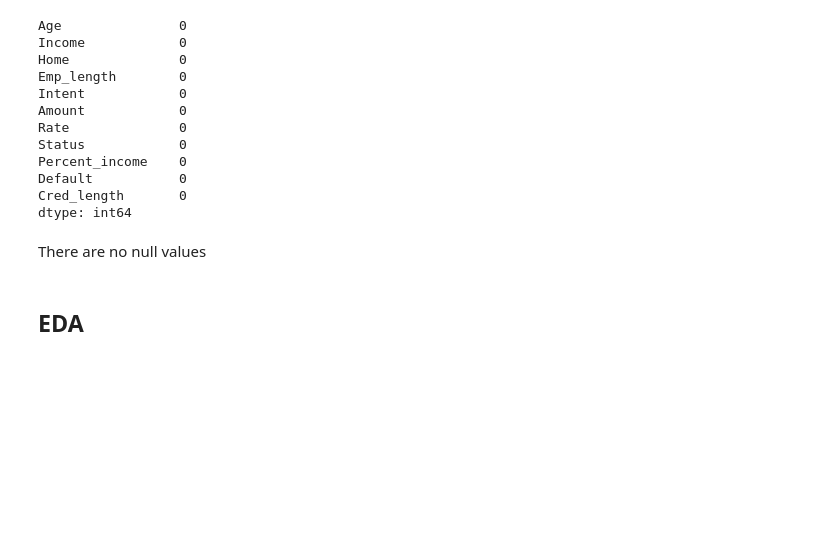
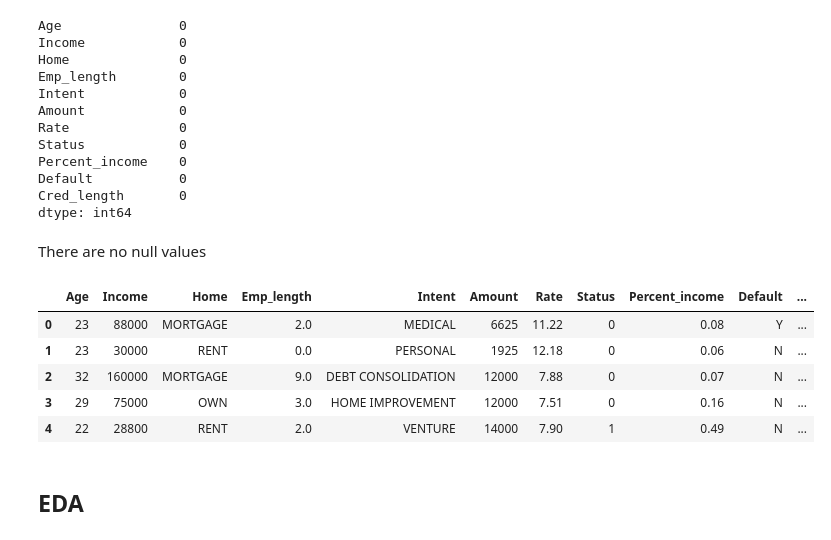
Before and after one commit to mulingwa/Loan_Risk_Prediction_Challenge_DATAMONDAYVIEWS, a Jupyter notebook: notebooks/Analysis.ipynb, the cells around one changed output. Cells and saved outputs as stored; diff of their text form; code cells hidden in the pictures; blank space fills up the shorter version.

```diff
--- a/notebooks/Analysis.ipynb
+++ b/notebooks/Analysis.ipynb
@@ -126,5 +125,14 @@ Cred_length       0
 dtype: int64
 # %% [markdown]
 There are no null values
+# %%
+df.head()
+# %% [output]
+|  | Age | Income | Home | Emp_length | Intent | Amount | Rate | Status | Percent_income | Default | ... |
+| 0 | 23 | 88000 | MORTGAGE | 2.0 | MEDICAL | 6625 | 11.22 | 0 | 0.08 | Y | ... |
+| 1 | 23 | 30000 | RENT | 0.0 | PERSONAL | 1925 | 12.18 | 0 | 0.06 | N | ... |
+| 2 | 32 | 160000 | MORTGAGE | 9.0 | DEBT CONSOLIDATION | 12000 | 7.88 | 0 | 0.07 | N | ... |
+| 3 | 29 | 75000 | OWN | 3.0 | HOME IMPROVEMENT | 12000 | 7.51 | 0 | 0.16 | N | ... |
+| 4 | 22 | 28800 | RENT | 2.0 | VENTURE | 14000 | 7.90 | 1 | 0.49 | N | ... |
 # %% [markdown]
 ## EDA
```
Also changed, not shown: parts of 7 cells of this notebook.
